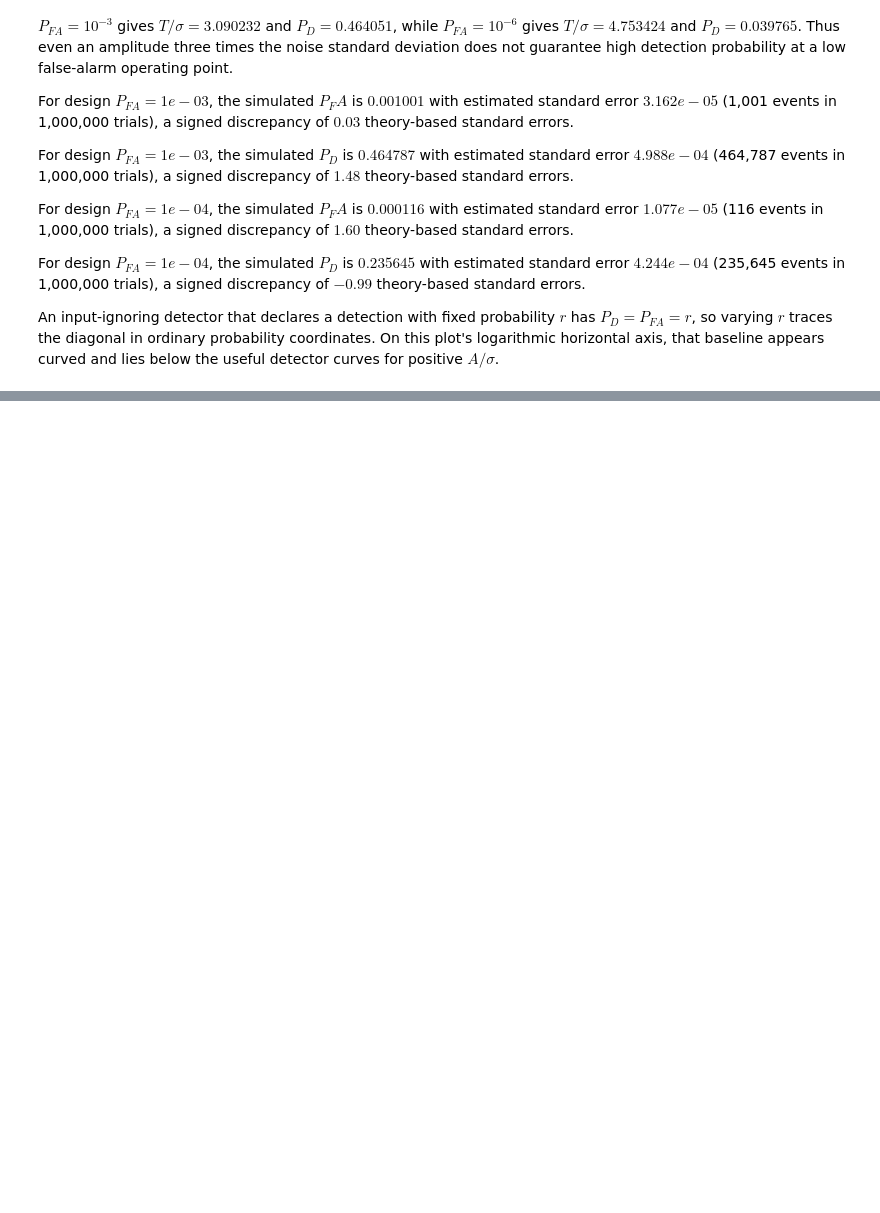
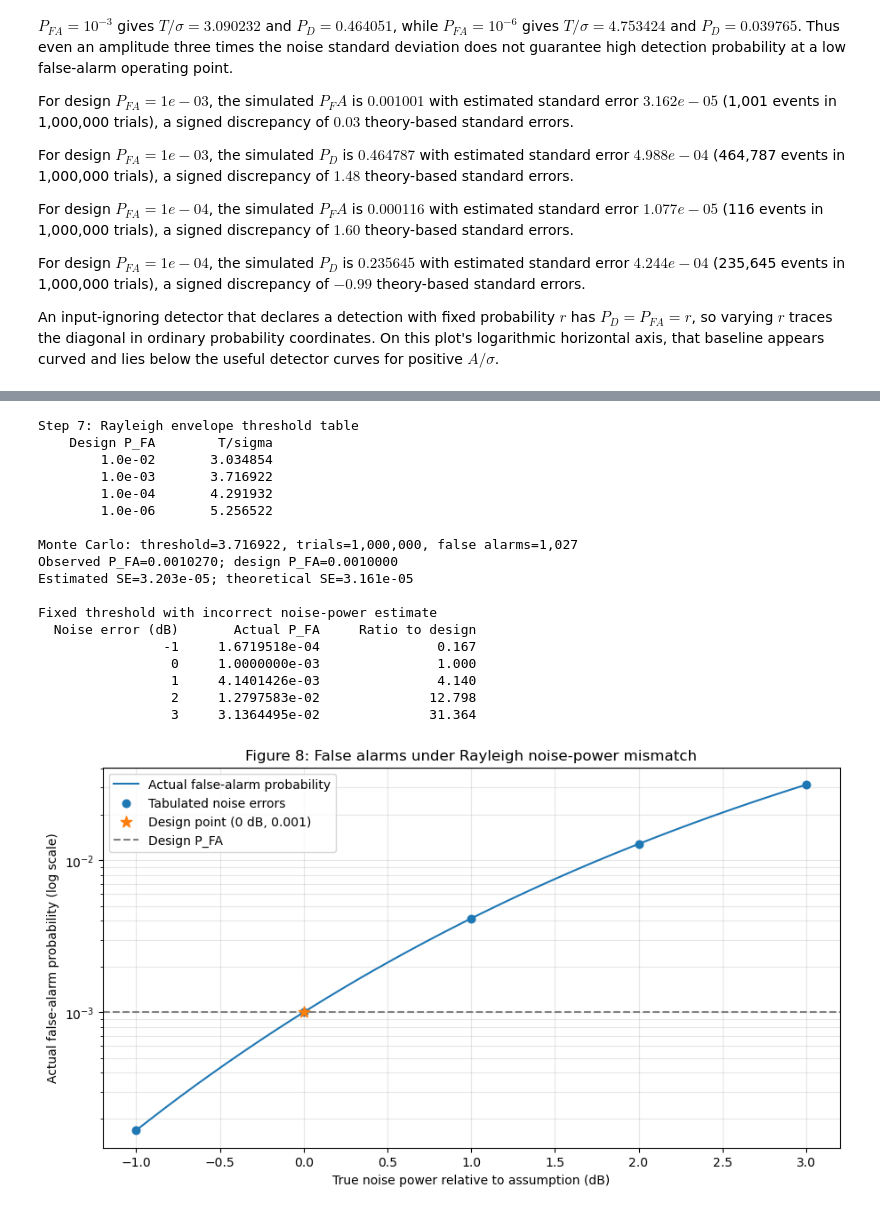
Before and after one commit to dnomhciR/ECE3715_MP2, a Jupyter notebook: mp2.ipynb, the cells around one changed output, grey strips where cells are left out. Cells and saved outputs as stored; diff of their text form; code cells hidden in the pictures; blank space fills up the shorter version.

```diff
--- a/mp2.ipynb
+++ b/mp2.ipynb
@@ -945,0 +967,63 @@ An input-ignoring detector that declares a detection with fixed probability $r$
+# %%
+# Step 7 uses its own generator so re-running earlier steps does not alter its samples.
+rng_step7 = np.random.default_rng(np.random.SeedSequence(SEED, spawn_key=(6,)))
+pfa_design7 = np.array([1e-2, 1e-3, 1e-4, 1e-6])
+t_over_sigma7 = np.sqrt(-2.0 * np.log(pfa_design7))
+print("Step 7: Rayleigh envelope threshold table")
+print(f"{'Design P_FA':>15} {'T/sigma':>14}")
+for p, t in zip(pfa_design7, t_over_sigma7):
+    print(f"{p:15.1e} {t:14.6f}")
+
+pfa_target7 = 1e-3
+threshold7 = float(np.sqrt(-2.0 * np.log(pfa_target7))) # sigma_assumed = 1
+trials7 = 1_000_000
+rayleigh_noise7 = rng_step7.rayleigh(scale=1.0, size=trials7)
+false_alarms7 = int(np.count_nonzero(rayleigh_noise7 > threshold7))
+pfa_mc7 = false_alarms7 / trials7
+se_est7 = np.sqrt(pfa_mc7 * (1.0-pfa_mc7)/trials7)
+se_theory7 = np.sqrt(pfa_target7*(1.0-pfa_target7)/trials7)
+print(f"\nMonte Carlo: threshold={threshold7:.6f}, trials={trials7:,}, false alarms={false_alarms7:,}")
+print(f"Observed P_FA={pfa_mc7:.7f}; design P_FA={pfa_target7:.7f}")
+print(f"Estimated SE={se_est7:.3e}; theoretical SE={se_theory7:.3e}")
+
+noise_db7 = np.array([-1., 0., 1., 2., 3.])
+actual_pfa7 = pfa_target7 ** (10.0 ** (-noise_db7/10.0))
+ratio7 = actual_pfa7 / pfa_target7
+print("\nFixed threshold with incorrect noise-power estimate")
+print(f"{'Noise error (dB)':>18} {'Actual P_FA':>17} {'Ratio to design':>19}")
+for db, p, ratio in zip(noise_db7, actual_pfa7, ratio7):
+    print(f"{db:18.0f} {p:17.7e} {ratio:19.3f}")
+
+noise_db_fine7 = np.linspace(-1, 3, 401)
+pfa_fine7 = pfa_target7 ** (10.0 ** (-noise_db_fine7/10.0))
+fig, ax = plt.subplots(figsize=(9, 5), constrained_layout=True)
+ax.semilogy(noise_db_fine7, pfa_fine7, label='Actual false-alarm probability')
+ax.scatter(noise_db7, actual_pfa7, s=38, label='Tabulated noise errors', zorder=3)
+ax.scatter([0], [pfa_target7], s=90, marker='*', label='Design point (0 dB, 0.001)', zorder=4)
+ax.axhline(pfa_target7, linestyle='--', color='gray', label='Design P_FA')
+ax.set(title='Figure 8: False alarms under Rayleigh noise-power mismatch',
+       xlabel='True noise power relative to assumption (dB)',
+       ylabel='Actual false-alarm probability (log scale)')
+ax.grid(True, which='both', alpha=0.3)
+ax.legend()
+plt.show()
+# %% [output]
+Step 7: Rayleigh envelope threshold table
+    Design P_FA        T/sigma
+        1.0e-02       3.034854
+        1.0e-03       3.716922
+        1.0e-04       4.291932
+        1.0e-06       5.256522
+
+Monte Carlo: threshold=3.716922, trials=1,000,000, false alarms=1,027
+Observed P_FA=0.0010270; design P_FA=0.0010000
+Estimated SE=3.203e-05; theoretical SE=3.161e-05
+
+Fixed threshold with incorrect noise-power estimate
+  Noise error (dB)       Actual P_FA     Ratio to design
+                -1     1.6719518e-04               0.167
+                 0     1.0000000e-03               1.000
+                 1     4.1401426e-03               4.140
+                 2     1.2797583e-02              12.798
+                 3     3.1364495e-02              31.364
+[figure, added]
```
Also changed, not shown: parts of 8 cells of this notebook.
